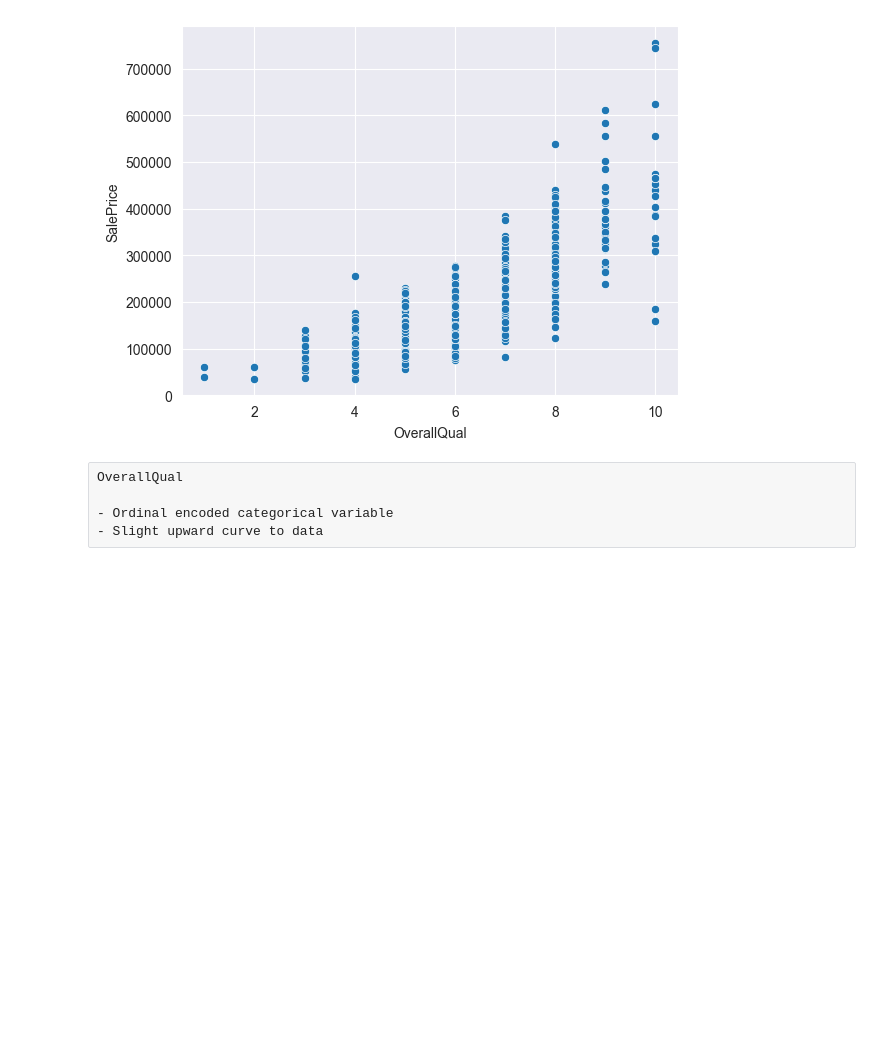
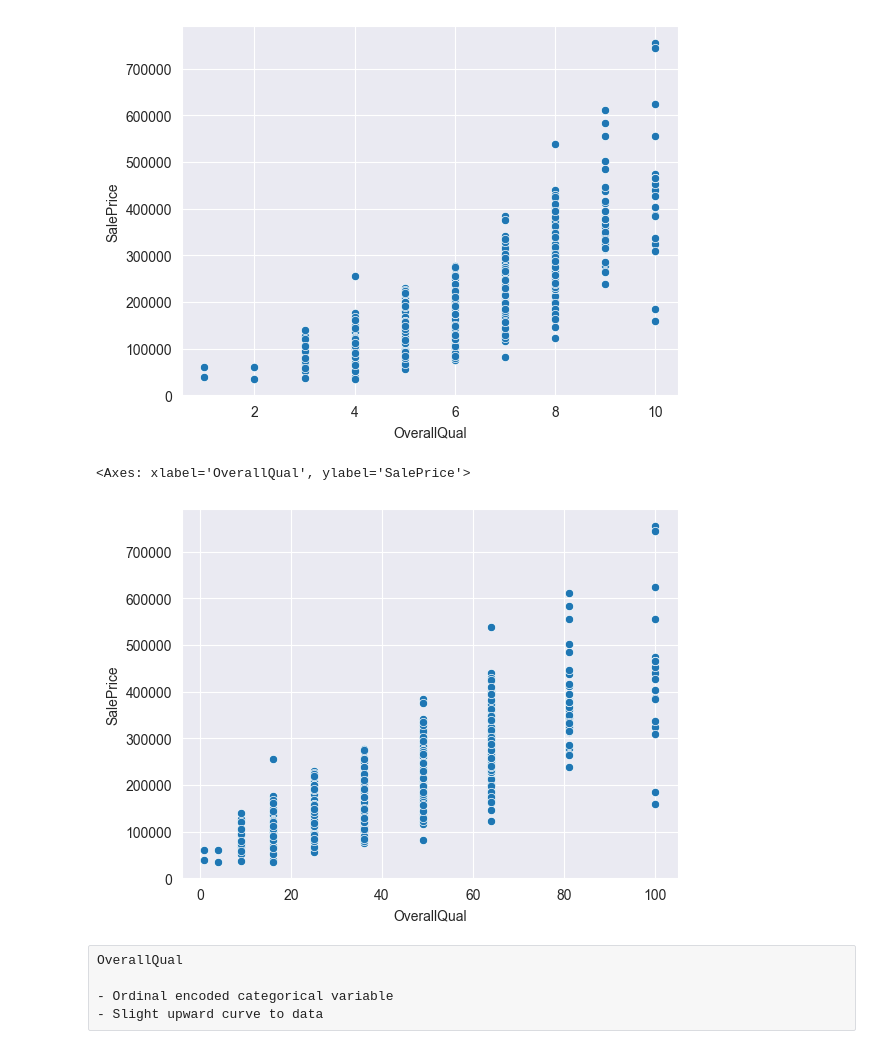
Before and after one commit to steven-solomon/udemy-feml-challenge, a Jupyter notebook: StudentsSolutions_v1.0.0/eda.ipynb, the cells around one changed output. Drawn from its saved outputs; the diff is of its cells as text; code cells hidden in the pictures; blank space fills up the shorter version.

```diff
--- a/StudentsSolutions_v1.0.0/eda.ipynb
+++ b/StudentsSolutions_v1.0.0/eda.ipynb
@@ -497,6 +535,13 @@ sns.scatterplot(df, x="OverallQual", y="SalePrice")
 # %% [output]
 <Axes: xlabel='OverallQual', ylabel='SalePrice'>
 [figure]
+# %%
+data = df.copy()
+data["OverallQual"] = data["OverallQual"].apply(lambda x: x ** 2)
+sns.scatterplot(data, x="OverallQual", y="SalePrice")
+# %% [output]
+<Axes: xlabel='OverallQual', ylabel='SalePrice'>
+[figure, added]
 # %% [raw]
 OverallQual
 
```
Also changed, not shown: parts of 3 cells of this notebook, 1 other file.
